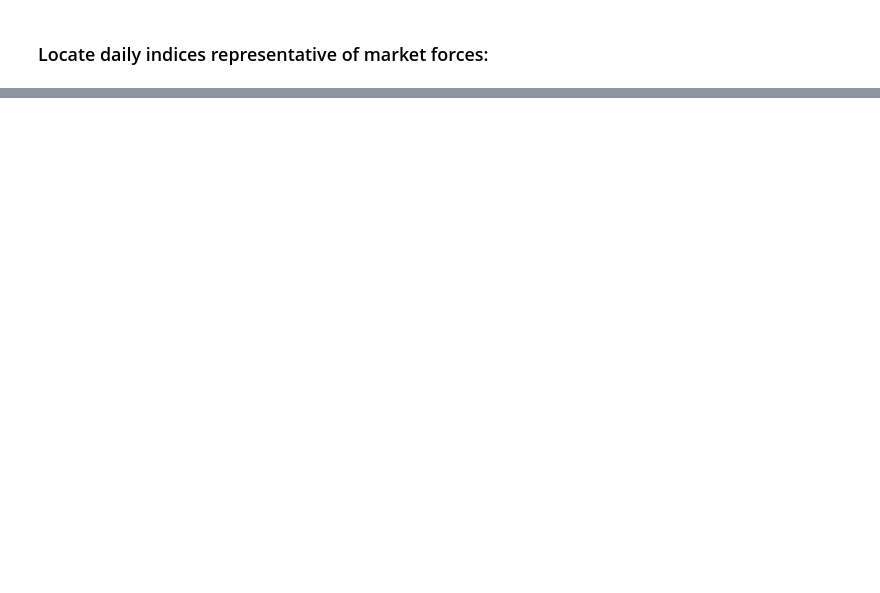
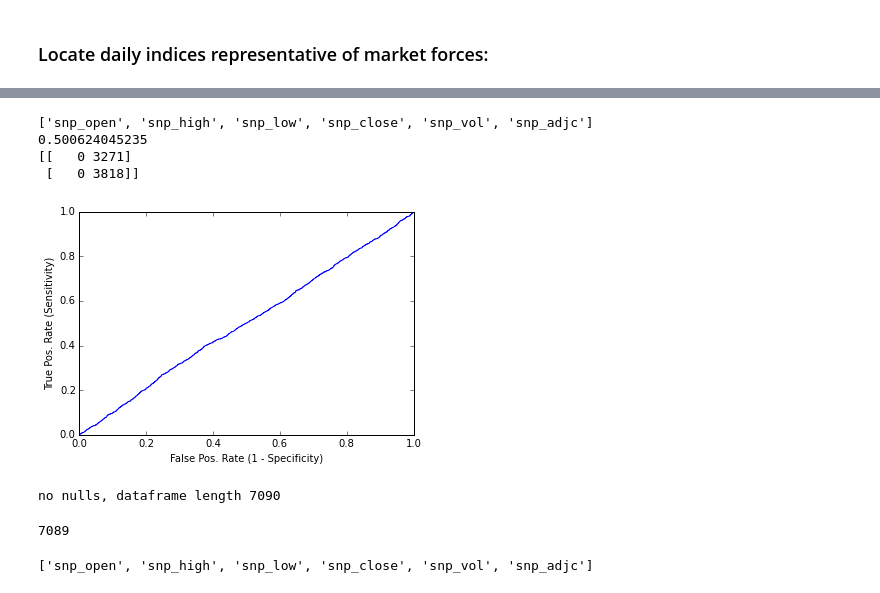
Before and after one commit to michaelsmirnoff/SF_DAT_15_WORK, a Jupyter notebook: brennan/eco_trends.ipynb, the cells around one changed output, grey strips where cells are left out. Drawn from its saved outputs; the diff is of its cells as text; code cells hidden in the pictures; blank space fills up the shorter version.

```diff
--- a/brennan/eco_trends.ipynb
+++ b/brennan/eco_trends.ipynb
@@ -127,0 +193,4 @@ plt.title("MACD differential: 26 vs. 12 day")
+# %%
+lr = LogisticRegression()
+lr.fit(dfX, yBin)
+#cv_scores = cross_val_score()
@@ -127,0 +205,2 @@ plt.title("MACD differential: 26 vs. 12 day")
+# %%
+preds = lr.predict(dfX)
@@ -127,0 +211,5 @@ plt.title("MACD differential: 26 vs. 12 day")
+# %%
+cm = metrics.confusion_matrix(yBin, preds)
+
+probs = lr.predict_proba(dfX)[:, 1]
+score = metrics.roc_auc_score(yBin, probs)
@@ -127,0 +226,19 @@ plt.title("MACD differential: 26 vs. 12 day")
+# %%
+plot_rocauc(yBin, probs) #, 'Using 6 rows of S&P data')
+col = list(dfX.columns.values)
+print col
+print score
+print cm
+#if less than (yBin.mean() = ).538, then is bad
+# %% [output]
+['snp_open', 'snp_high', 'snp_low', 'snp_close', 'snp_vol', 'snp_adjc']
+0.500624045235
+[[   0 3271]
+ [   0 3818]]
+[figure, added]
+# %%
+dfX, y, yBin = make_Xy_shift(df, 'snp_close', 1)
+len(dfX)
+# %% [output]
+no nulls, dataframe length 7090
+7089
@@ -127,0 +260,5 @@ plt.title("MACD differential: 26 vs. 12 day")
+# %%
+col = list(dfX.columns.values)
+col
+# %% [output]
+['snp_open', 'snp_high', 'snp_low', 'snp_close', 'snp_vol', 'snp_adjc']
```
Also changed, not shown: parts of 147 cells of this notebook.
